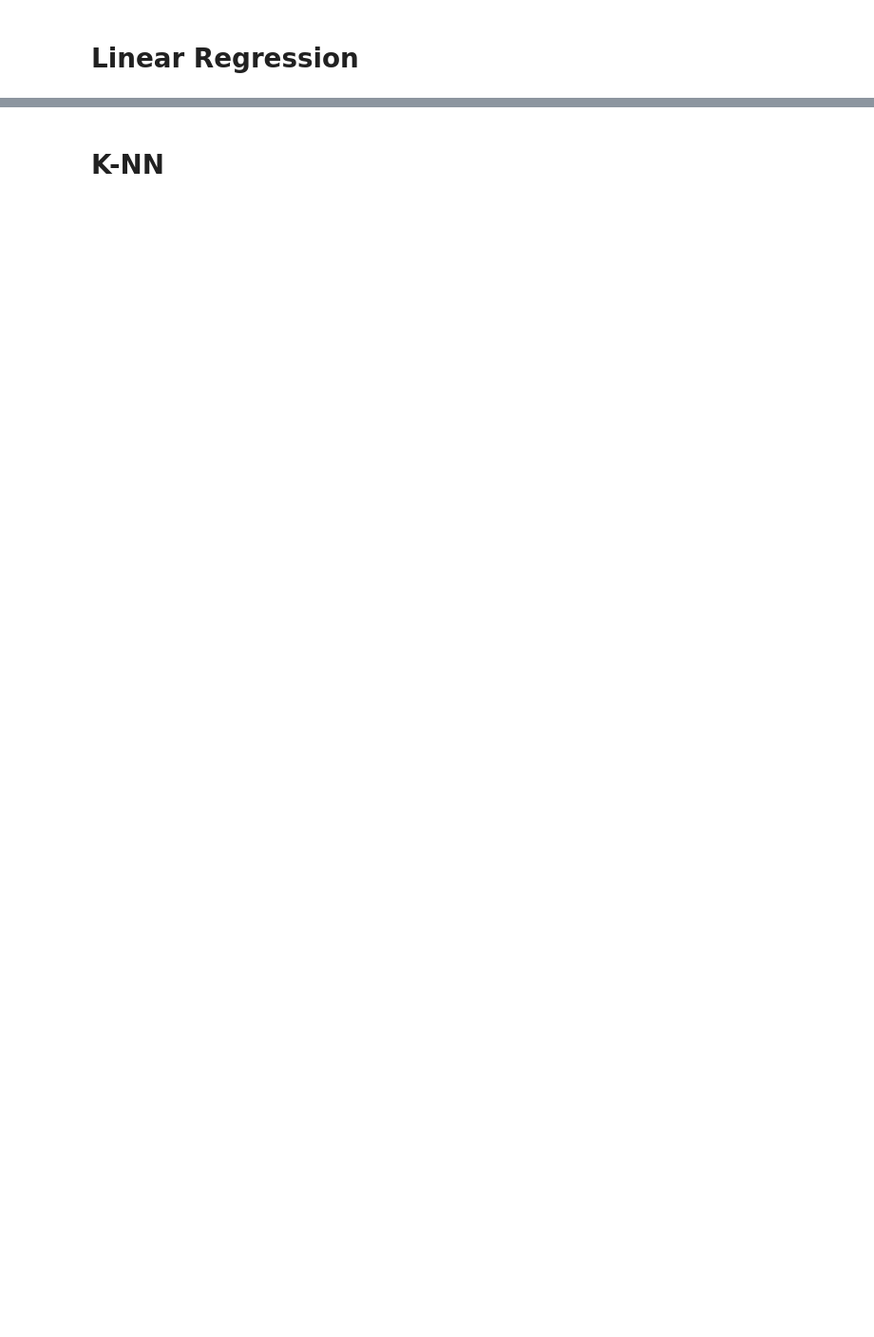
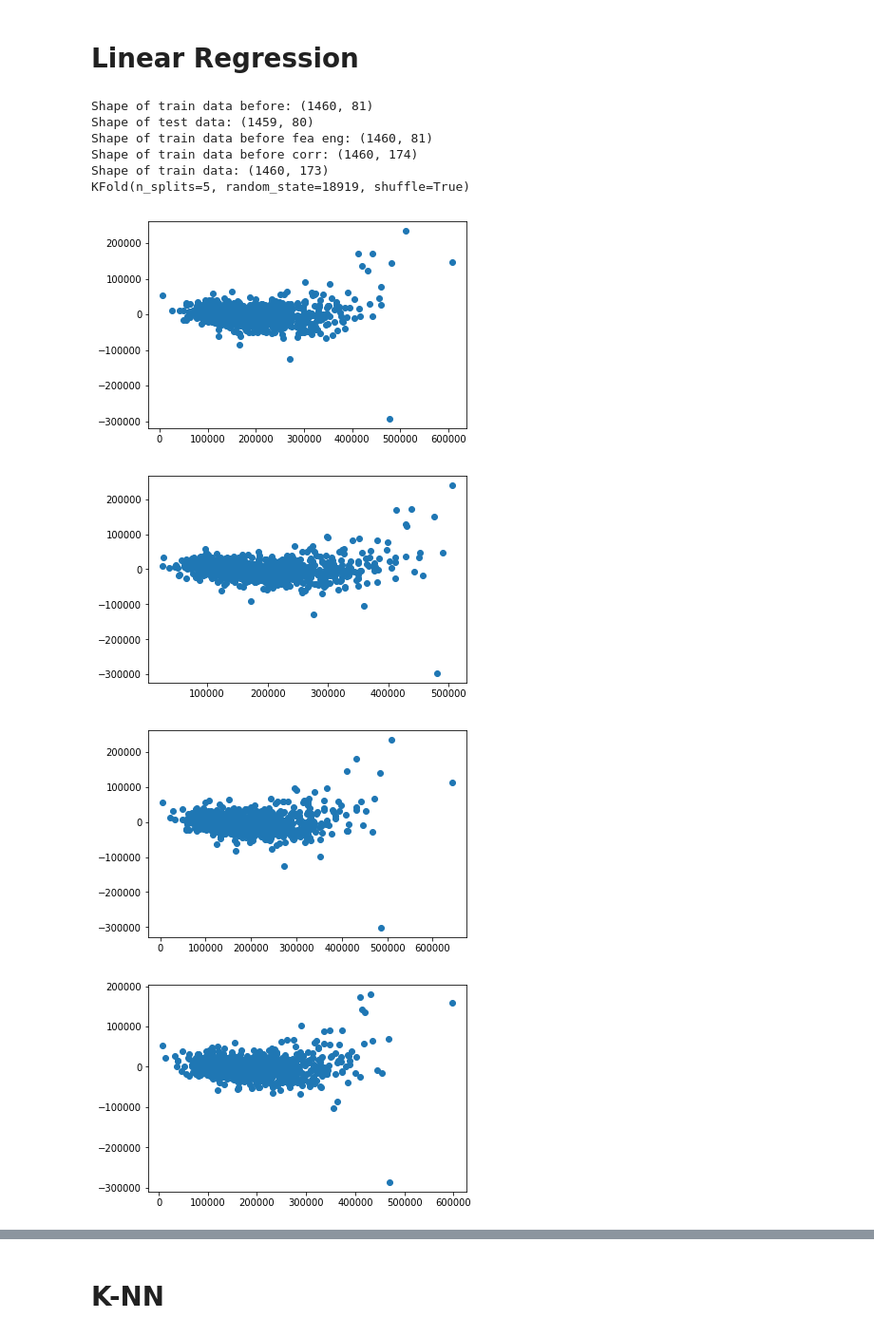
Before and after one commit to j2colaco/predicting_house_prices, a Jupyter notebook: prediction_code.ipynb, the cells around one changed output, grey strips where cells are left out. Shown at 95% size. Drawn from its saved outputs; the diff is of its cells as text; code cells hidden in the pictures; blank space fills up the shorter version.

```diff
--- a/prediction_code.ipynb
+++ b/prediction_code.ipynb
@@ -499,0 +682,8 @@ corr_df
+# %%
+SalePrice_Q99 = train_data['SalePrice'].quantile(.99)
+print(SalePrice_Q99)
+test = train_data[train_data['SalePrice'] < SalePrice_Q99]
+print('Removed ',train_data.shape[0] - test.shape[0], 'rows')
+saleprice_corr = test[test.columns].corr()['SalePrice']
+saleprice_corr = pd.DataFrame(saleprice_corr)
+saleprice_corr.sort_values(by='SalePrice', ascending = False)
@@ -499,0 +747,11 @@ corr_df
+# %%
+correlation_mat = train_data.corr()
+corr_df = []
+for i in range(0, correlation_mat.shape[0], 1):
+    for j in range(i+1, correlation_mat.shape[1],1):
+        if abs(correlation_mat.iloc[i,j]) >= 0.70:
+            corr_df.append([correlation_mat.columns[i], correlation_mat.columns[j], correlation_mat.iloc[i,j]])
+
+corr_df = pd.DataFrame(corr_df, columns=['col1', 'col2', 'correlation'])
+corr_df = corr_df.sort_values(by='correlation', ascending=False)
+corr_df
@@ -500,2 +814,13 @@ corr_df
+# %%
+correlation_mat = train_test.corr()
+corr_df = []
+for i in range(0, correlation_mat.shape[0], 1):
+    for j in range(i+1, correlation_mat.shape[1],1):
+        if abs(correlation_mat.iloc[i,j]) >= 0.9:
+            corr_df.append([correlation_mat.columns[i], correlation_mat.columns[j], correlation_mat.iloc[i,j]])
+
+corr_df = pd.DataFrame(corr_df, columns=['col1', 'col2', 'correlation'])
+corr_df = corr_df.sort_values(by='correlation', ascending=False)
+corr_df
 # %% [markdown]
 # Feature Enginerring
@@ -504,2 +964,26 @@ corr_df
 # %% [markdown]
 # Linear Regression
+# %%
+# read in the data
+filepath = '//Users//josephcolaco//predicting_house_prices//data//'
+train_data = pd.read_csv(filepath + 'train.csv')
+test_data = pd.read_csv(filepath + 'test.csv')
+print('Shape of train data before:', train_data.shape)
+print('Shape of test data:', test_data.shape)
+
+train_saleprice = train_data['SalePrice']
+train_data, train_id = feature_eng(train_data, 0, 2, True)
+print('Shape of train data:', train_data.shape)
+
+run_model_inputs(train_data, train_saleprice, 5)
+# %% [output]
+Shape of train data before: (1460, 81)
+Shape of test data: (1459, 80)
+Shape of train data before fea eng: (1460, 81)
+Shape of train data before corr: (1460, 174)
+Shape of train data: (1460, 173)
+KFold(n_splits=5, random_state=18919, shuffle=True)
+[figure, added]
+[figure, added]
+[figure, added]
+[figure, added]
```
Also changed, not shown: parts of 64 cells of this notebook.
